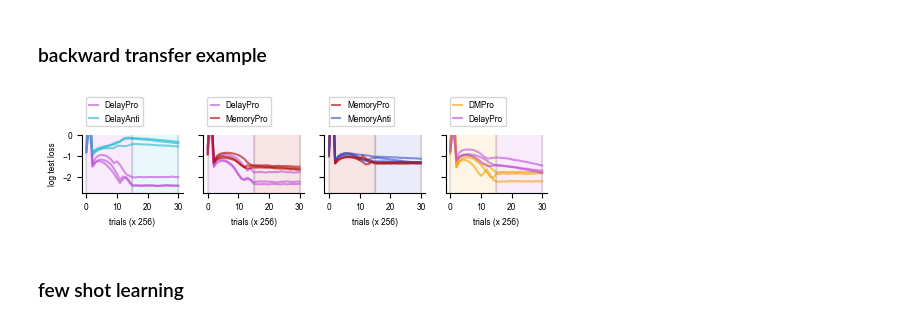
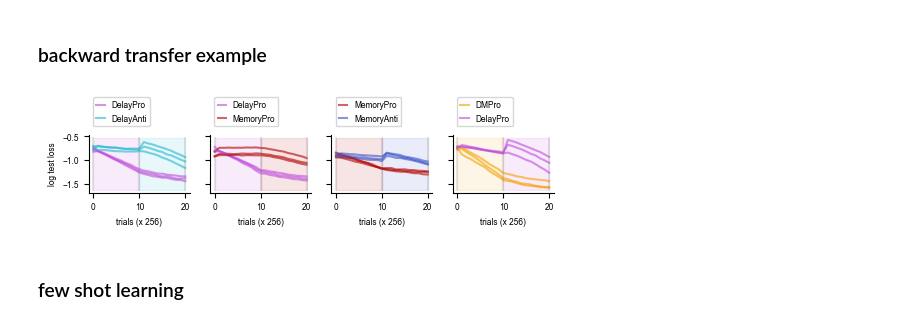
Before and after one commit to hzshan/context_inference_rnn, a Jupyter notebook: train.ipynb, the cells around one changed output. Drawn from its saved outputs; the diff is of its cells as text; code cells hidden in the pictures.

```diff
--- a/train.ipynb
+++ b/train.ipynb
@@ -106,18 +106,18 @@ y_gap = 3
 n_ckpt = 601
 task_order_list = ['PdAdPmAmPdmAdm', 'PdPmAdAmPdmAdm', 'PdmAdmPdAdPmAm', 'PmPdAmAdPdmAdm']
 #########################
-# model_titles = ['OrthoWeightProj', 'ContextRNN']
-# save_name_fn0 = lambda task_order, seed: f'leakyrnn_v1_proj_relu_{task_order}_AdamWithProj_sd{seed}'
-# save_name_fn1 = lambda task_order, seed: f'cxtrnn_seq_v2_gating3_ioZ_relu_{task_order}_tskm512_sd{seed}'
+model_titles = ['OrthoWeightProj', 'ContextRNN']
+save_name_fn0 = lambda task_order, seed: f'leakyrnn_v1_proj_relu_{task_order}_AdamWithProj_sd{seed}'
+save_name_fn1 = lambda task_order, seed: f'cxtrnn_seq_v2_gating3_ioZ_relu_{task_order}_tskm512_sd{seed}'
 ##########################
-g1, g2 = 3, 10
-alpha = 0.2
-nonlin = 'relu'
-model_titles = [f'CxtG{g}A{int(alpha*10)}{nonlin}' for g in [g1, g2]]
-alpha_str = {0.1: '', 0.2: '_a0pt2'}[alpha]
-nonlin_str = {'tanh': '', 'relu': '_relu'}[nonlin]
-save_name_fn0 = lambda task_order, seed: f'cxtrnn_seq_v2_gating{g1}_ioZ{alpha_str}{nonlin_str}_{task_order}_tskm512_sd{seed}'
-save_name_fn1 = lambda task_order, seed: f'cxtrnn_seq_v2_gating{g2}_ioZ{alpha_str}{nonlin_str}_{task_order}_tskm512_sd{seed}'
+# g1, g2 = 3, 10
+# alpha = 0.2
+# nonlin = 'relu'
+# model_titles = [f'CxtG{g}A{int(alpha*10)}{nonlin}' for g in [g1, g2]]
+# alpha_str = {0.1: '', 0.2: '_a0pt2'}[alpha]
+# nonlin_str = {'tanh': '', 'relu': '_relu'}[nonlin]
+# save_name_fn0 = lambda task_order, seed: f'cxtrnn_seq_v2_gating{g1}_ioZ{alpha_str}{nonlin_str}_{task_order}_tskm512_sd{seed}'
+# save_name_fn1 = lambda task_order, seed: f'cxtrnn_seq_v2_gating{g2}_ioZ{alpha_str}{nonlin_str}_{task_order}_tskm512_sd{seed}'
 ##########################
 for i_model, model_title in enumerate(model_titles):
     ax = axes[i_model]
@@ -310,13 +308,13 @@ task_order_list = ['PdAd', 'PdPm', 'PmAm', 'PdmPd']
 fig, axes = plt.subplots(1, len(task_order_list), figsize=(1.5 * len(task_order_list), 0.75),
                          sharex=True, sharey=True)
 #########################
-# save_name_fn = lambda task_order, seed: f'cxtrnn_seq_v2_gating3_ioZ_relu_{task_order}_nitr10_tskm512_sd{seed}'
-# save_sfx = ''
+save_name_fn = lambda task_order, seed: f'cxtrnn_seq_v2_gating3_ioZ_relu_{task_order}_nitr10_tskm512_sd{seed}'
+save_sfx = ''
 #########################
-nonlin_str = ['_relu', ''][0]
-nitr = 15
-save_name_fn = lambda task_order, seed: f'leakyrnn_v1_proj{nonlin_str}_{task_order}_nitr{nitr}_AdamWithProj_sd{seed}'
-save_sfx = f'_owp{nonlin_str}_nitr{nitr}'
+# nonlin_str = ['_relu', ''][0]
+# nitr = 15
+# save_name_fn = lambda task_order, seed: f'leakyrnn_v1_proj{nonlin_str}_{task_order}_nitr{nitr}_AdamWithProj_sd{seed}'
+# save_sfx = f'_owp{nonlin_str}_nitr{nitr}'
 #########################
 for task_order, ax in zip(task_order_list, axes):
     for seed in range(3):
@@ -326,34 +324,34 @@ for task_order, ax in zip(task_order_list, axes):
             continue
         config = load_config(save_name)
         config['retrain'] = False
         train_fn = eval(config.get('train_fn', 'train_cxtrnn_sequential'))
         model, tr_loss_arr, ts_loss_arr, ts_perf_arr = train_fn(**config)
         ts_arr = np.log(ts_loss_arr)
         for itask, task_ts in enumerate(config['task_list']):
             label_kwargs = {'label': label_dict[task_ts]} if seed == 0 else {}
             ax.plot(ts_arr[itask], color=color_dict[task_ts], alpha=0.6, **label_kwargs)
 ymin, ymax = axes[0].get_ylim()
 for task_order, ax in zip(task_order_list, axes):
     save_name = save_name_fn(task_order, 0)
     config = load_config(save_name)
     dn_ckpt = config['num_iter'] / config['ckpt_step']
     for itask in range(len(config['task_list']) + 1):
         ax.plot([itask * dn_ckpt] * 2, [ymin, ymax], alpha=0.2, color='gray')
     for itask, task_ts in enumerate(config['task_list']):
         ax.fill_between([itask * dn_ckpt, (itask + 1) * dn_ckpt], ymin, ymax,
                          color=color_dict[task_ts], alpha=0.1)
     ax.set_xlabel('trials (x {})'.format(config['batch_size']))
 axes[0].set_ylabel('log test loss')
 for ax in axes:
     ax.legend(loc='center left', bbox_to_anchor=(0, 1.4), handlelength=1)
     ax.spines[['top', 'right']].set_visible(False)
 if 'leakyrnn_v1_proj_relu' in save_name:
     axes[0].set_ylim(ymin, 0)
 fig_name = f'./figures/backward_transfer_example{save_sfx}.png'
 fig.savefig(fig_name, bbox_inches='tight')
 fig.savefig(fig_name.replace('.png', '.pdf'), bbox_inches='tight')
 # %% [output]
-[figure, old version]
+[figure, new version]
 # %% [markdown]
 ### few shot learning
 # %%
```
Also changed, not shown: parts of 7 cells of this notebook, 1 other file.
